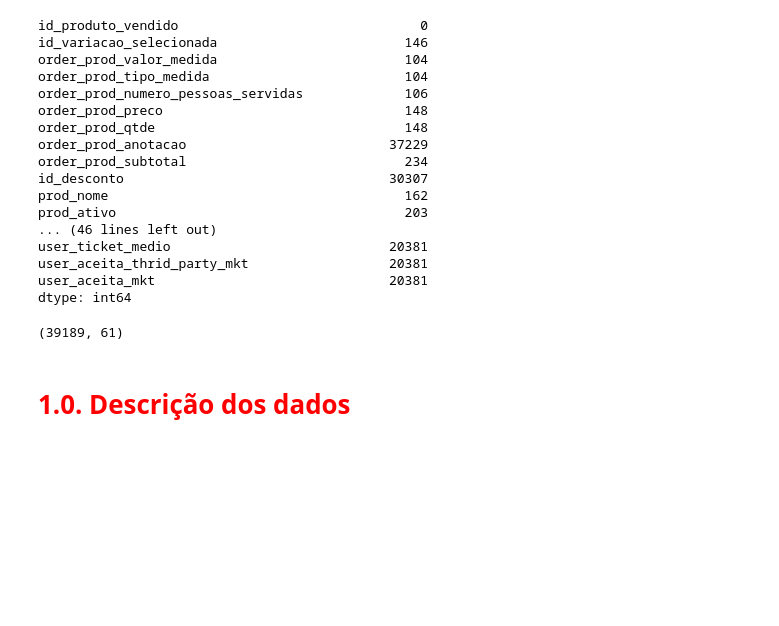
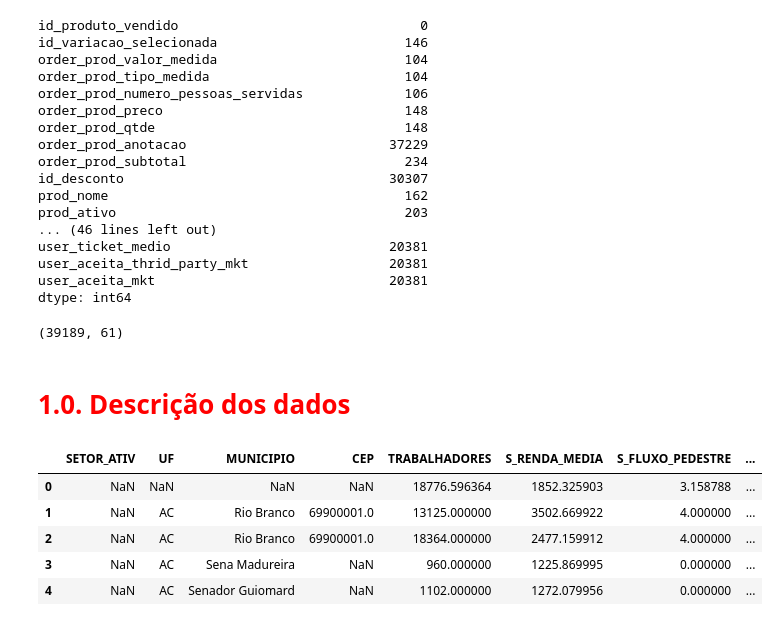
Before and after one commit to Dimmy-Mess/hackathon-nestle, a Jupyter notebook: hackathon_nestle/notebooks/C00 - RMK - notebook.ipynb, the cells around one changed output. Saved outputs shown, nothing was run; the diff lists cells and outputs as text; code cells hidden in the pictures; blank space fills up the shorter version.

```diff
--- a/hackathon_nestle/notebooks/C00 - RMK - notebook.ipynb
+++ b/hackathon_nestle/notebooks/C00 - RMK - notebook.ipynb
@@ -673,3 +669,12 @@ df_ordered_products_t.shape
 (39189, 61)
 # %% [markdown]
 # <font color='red'> 1.0. Descrição dos dados </font>
+# %%
+df_solds_cognatis.head()
+# %% [output]
+|  | SETOR_ATIV | UF | MUNICIPIO | CEP | TRABALHADORES | S_RENDA_MEDIA | S_FLUXO_PEDESTRE | ... |
+| 0 | NaN | NaN | NaN | NaN | 18776.596364 | 1852.325903 | 3.158788 | ... |
+| 1 | NaN | AC | Rio Branco | 69900001.0 | 13125.000000 | 3502.669922 | 4.000000 | ... |
+| 2 | NaN | AC | Rio Branco | 69900001.0 | 18364.000000 | 2477.159912 | 4.000000 | ... |
+| 3 | NaN | AC | Sena Madureira | NaN | 960.000000 | 1225.869995 | 0.000000 | ... |
+| 4 | NaN | AC | Senador Guiomard | NaN | 1102.000000 | 1272.079956 | 0.000000 | ... |
```
Also changed, not shown: parts of 1 cell of this notebook, 2 other files.
